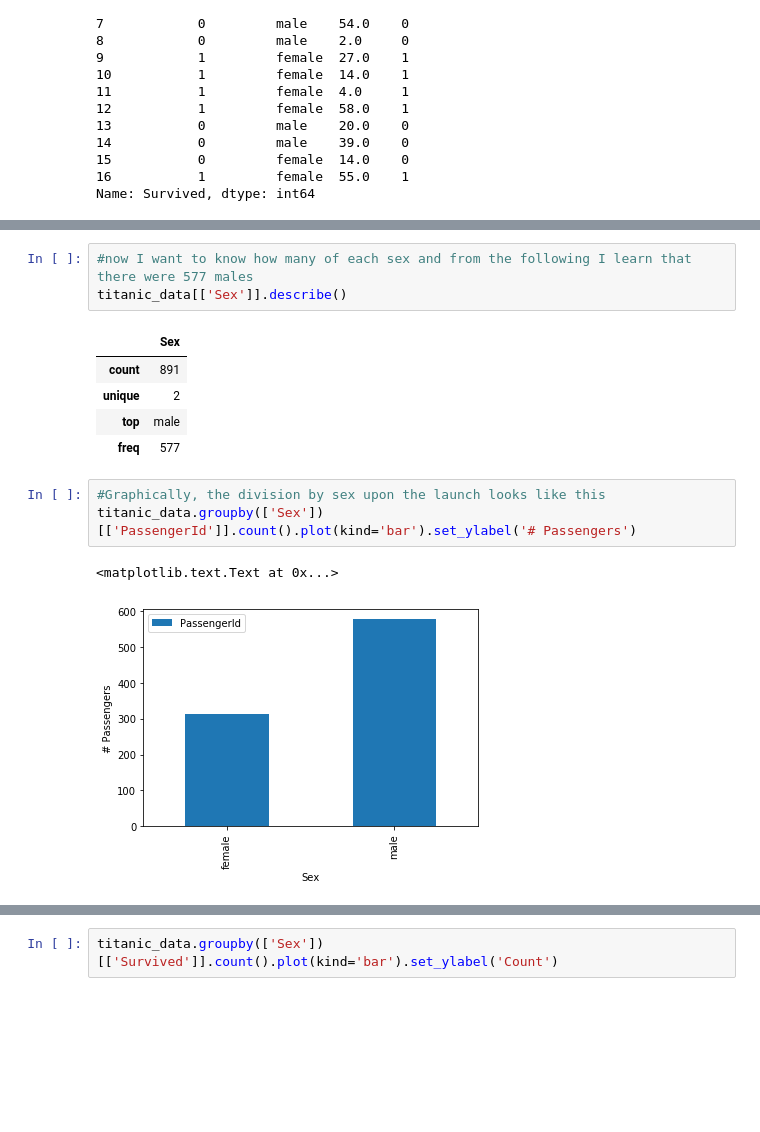
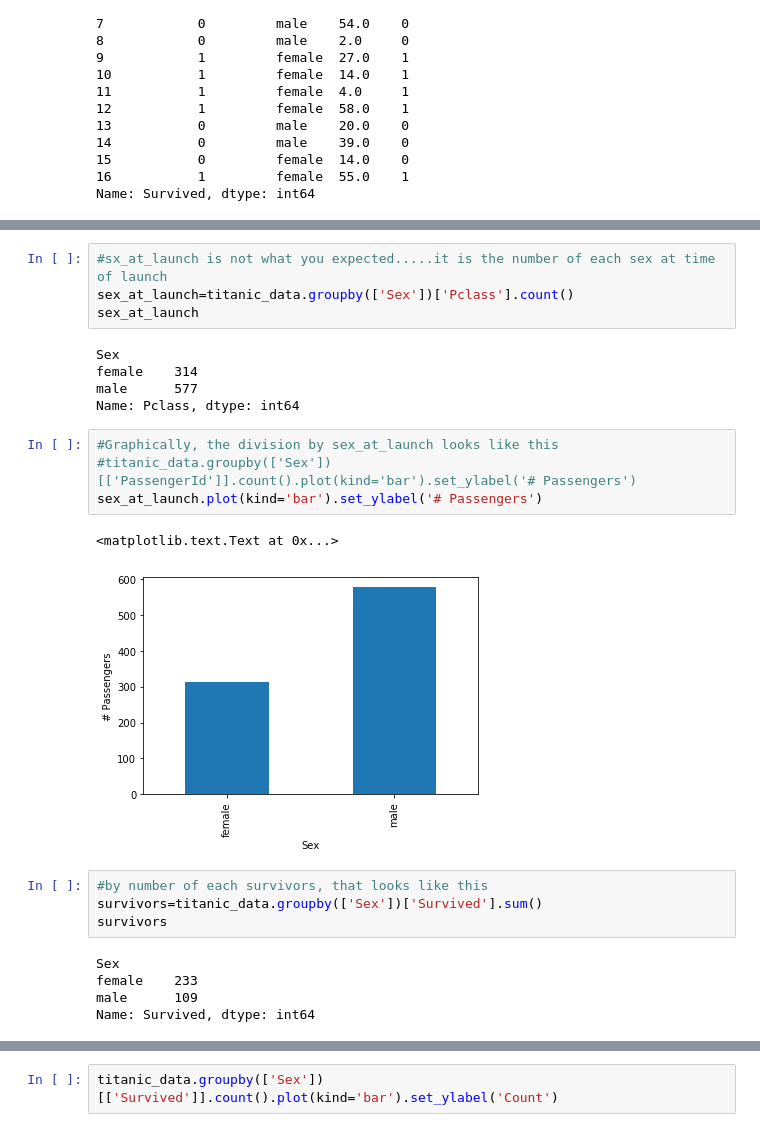
Before and after one commit to kmusante/titanic_data, a Jupyter notebook: titanic.ipynb, the cells around one changed output, grey strips where cells are left out. Drawn from its saved outputs; the diff is of its cells as text; blank space fills up the shorter version.

```diff
--- a/titanic.ipynb
+++ b/titanic.ipynb
@@ -104,18 +84,28 @@ titanic_data[['PassengerId', 'Survived', 'Sex', 'Age']].describe()
 | 50% | 446.000000 | 0.000000 | 28.000000 |
 | 75% | 668.500000 | 1.000000 | 38.000000 |
 | max | 891.000000 | 1.000000 | 80.000000 |
-# %%
-#now I want to know how many of each sex and from the following I learn that there were 577 males
-titanic_data[['Sex']].describe()
-# %% [output]
-|  | Sex |
-| count | 891 |
-| unique | 2 |
-| top | male |
-| freq | 577 |
+# %%
+#sx_at_launch is not what you expected.....it is the number of each sex at time of launch
+sex_at_launch=titanic_data.groupby(['Sex'])['Pclass'].count()
+sex_at_launch
+# %% [output]
+Sex
+female    314
+male      577
+Name: Pclass, dtype: int64
 # %%
-#Graphically, the division by sex upon the launch looks like this
-titanic_data.groupby(['Sex'])[['PassengerId']].count().plot(kind='bar').set_ylabel('# Passengers')
+#Graphically, the division by sex_at_launch looks like this
+#titanic_data.groupby(['Sex'])[['PassengerId']].count().plot(kind='bar').set_ylabel('# Passengers')
+sex_at_launch.plot(kind='bar').set_ylabel('# Passengers')
 # %% [output]
 <matplotlib.text.Text at 0x...>
-[figure, old version]
+[figure, new version]
+# %%
+#by number of each survivors, that looks like this
+survivors=titanic_data.groupby(['Sex'])['Survived'].sum()
+survivors
+# %% [output]
+Sex
+female    233
+male      109
+Name: Survived, dtype: int64
```
Also changed, not shown: parts of 28 cells of this notebook.
